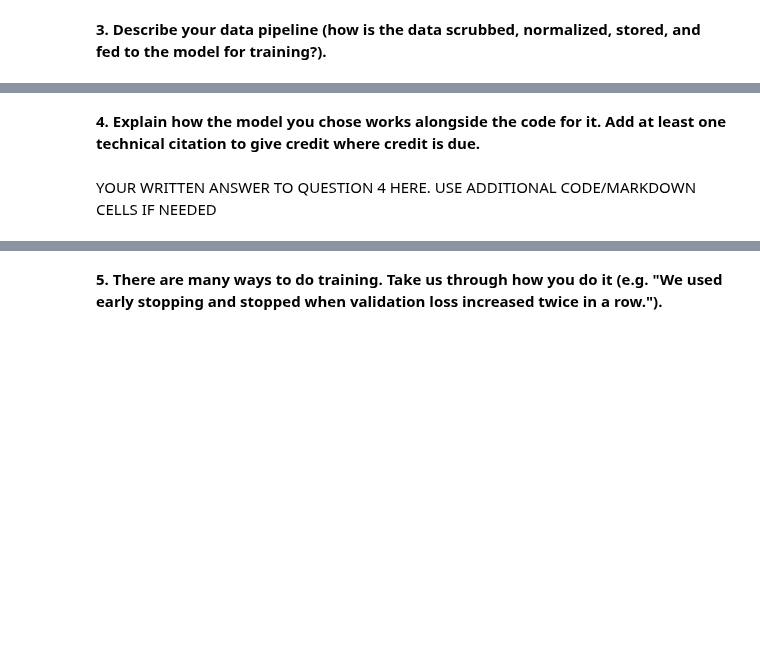
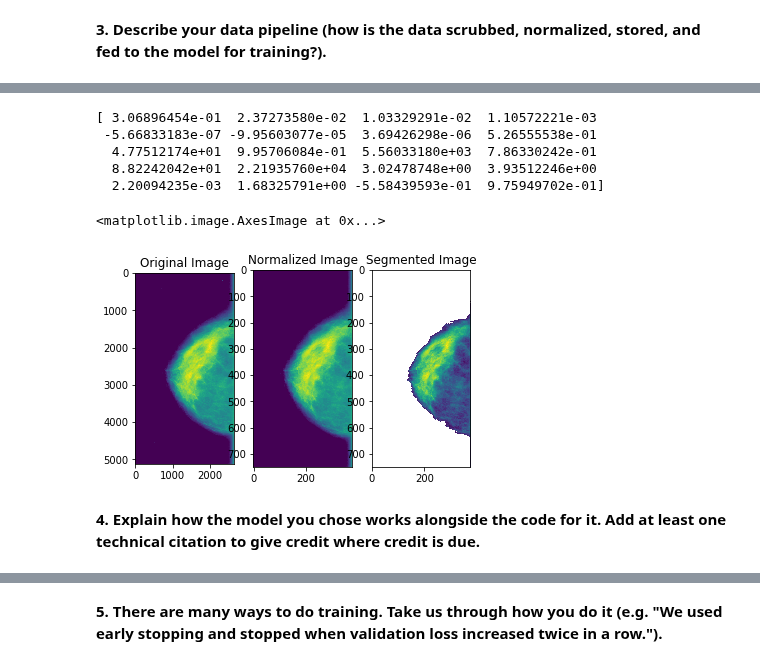
Before and after one commit to ksamgam/mammograph_classification, a Jupyter notebook: BMI260_2019_ProblemSet_3.ipynb, the cells around one changed output, grey strips where cells are left out. Saved outputs shown, nothing was run; the diff lists cells and outputs as text; code cells hidden in the pictures; blank space fills up the shorter version.

```diff
--- a/BMI260_2019_ProblemSet_3.ipynb
+++ b/BMI260_2019_ProblemSet_3.ipynb
@@ -135,14 +96,0 @@ plt.imshow(smoothed_img)
-# %%
-int_img = np.multiply(smoothed_img, 255).astype('int')
-
-# Feature Extraction
-textures = mt.features.haralick(int_img)
-
-#HU_moments doesn't work when I feed it the smoothed_img or int_img. It only works with normalize_img
-hu_moments = cv2.HuMoments(cv2.moments(normalize_img)).flatten()
-
-# take the mean of it and return it
-ht_mean = textures.mean(axis=0)
-
-print ht_mean
-print hu_moments
@@ -227,2 +140,29 @@ print(validation.shape)
+# %%
+# Test Case of one image
+scan_path = "/Users/ksamgam/Downloads/breast_mg/P_00032_RIGHT_CC.tif"
+image = io.imread(scan_path)
+
+normalizedImg = normalizeImages(image)
+smoothedImg = segmentAndSmooth(normalizedImg)
+features = featureExtraction(smoothedImg)
+
+print features
+
+f, (ax1, ax2, ax3) = plt.subplots(1, 3)
+ax1.set_title('Original Image')
+ax2.set_title('Normalized Image')
+ax3.set_title('Segmented Image')
+
+ax1.imshow(image)
+ax2.imshow(normalizedImg)
+ax3.imshow(smoothedImg)
+# %% [output]
+[ 3.06896454e-01  2.37273580e-02  1.03329291e-02  1.10572221e-03
+ -5.66833183e-07 -9.95603077e-05  3.69426298e-06  5.26555538e-01
+  4.77512174e+01  9.95706084e-01  5.56033180e+03  7.86330242e-01
+  8.82242042e+01  2.21935760e+04  3.02478748e+00  3.93512246e+00
+  2.20094235e-03  1.68325791e+00 -5.58439593e-01  9.75949702e-01]
+<matplotlib.image.AxesImage at 0x...>
+[figure, added]
 # %% [markdown]
 **4. Explain how the model you chose works alongside the code for it. Add at least one technical citation to give credit where credit is due.**
@@ -231,2 +168,0 @@ print(validation.shape)
-# %% [markdown]
-YOUR WRITTEN ANSWER TO QUESTION 4 HERE. USE ADDITIONAL CODE/MARKDOWN CELLS IF NEEDED
```
Also changed, not shown: parts of 36 cells of this notebook.
